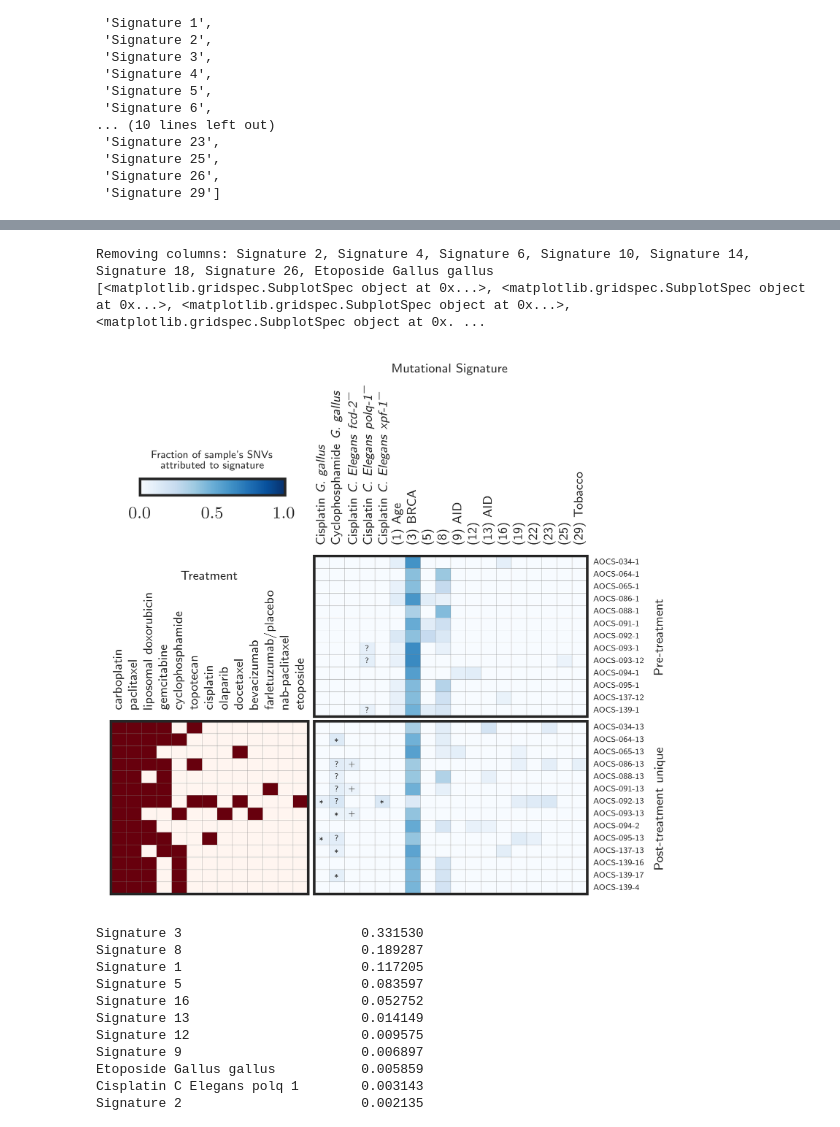
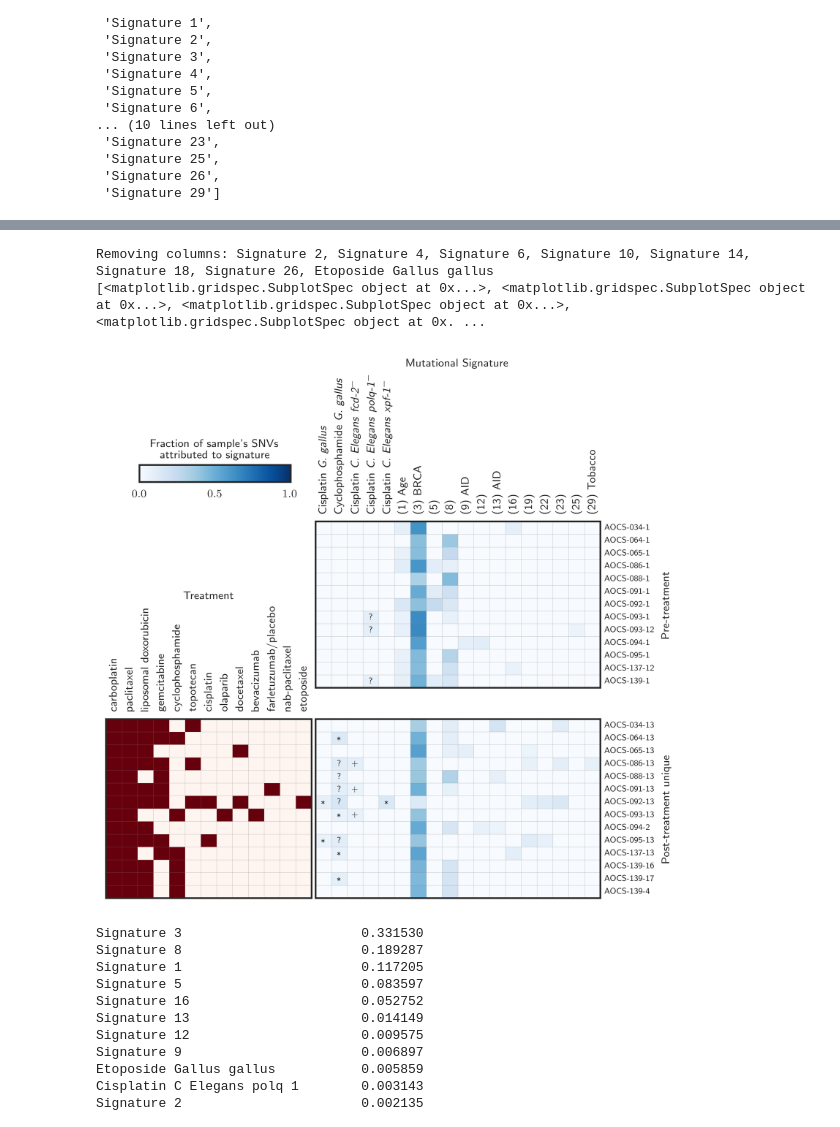
Before and after one commit to hammerlab/paper-aocs-chemo-neoantigens, a Jupyter notebook: notebooks/deconstructSigs results.ipynb, the cells around one changed output, grey strips where cells are left out. Cells and saved outputs as stored; diff of their text form; code cells hidden in the pictures.

```diff
--- a/notebooks/deconstructSigs results.ipynb
+++ b/notebooks/deconstructSigs results.ipynb
@@ -205,6 +205,7 @@ def make_symbol_labels(sigs, treats):
     for (col_num, signature) in enumerate(sigs.columns):
         cisplatin_sig = 'cisplatin' in signature.lower()
         cyc_sig = 'cyclophosphamide' in signature.lower()
+        etoposide_sig = 'etoposide' in signature.lower()
         for (row_num, sample) in enumerate(sigs[signature].index):
             if sigs[signature][sample] > 0:
                 sample_treatments = set(treats.columns[treats.ix[sample]])
@@ -221,11 +222,16 @@ def make_symbol_labels(sigs, treats):
                         symbol = "*"
                     else:
                         symbol = "?"
+                if etoposide_sig:
+                    if 'etoposide' in sample_treatments:
+                        symbol = "*"
+                    else:
+                        symbol = "?"
                 if symbol is not None:
                     result.append((row_num, col_num, symbol))
     return result
 
-def draw_from_chunks(chunks, figsize, cbar=True, cbar_bbox_to_anchor=(-0.125, 7.25, 1.05, 0.95), symbols=False):
+def draw_from_chunks(chunks, figsize, cbar=True, cbar_bbox_to_anchor=(-0.125, 7.25, 1.05, 0.95), symbols=False, small_fontsize=4):
     col_removes = [col for col in chunks[0][1].columns if all(c[col].sum() == 0 for (_, c) in chunks)]
     print("Removing columns: %s" % ', '.join(col_removes))
     for col in col_removes:
@@ -272,8 +278,8 @@ def draw_from_chunks(chunks, figsize, cbar=True, cbar_bbox_to_anchor=(-0.125, 7.
                 ax.xaxis.tick_top()
                 ax.xaxis.set_label_position('top')
                 ax.set_xticks(numpy.arange(sub_treatment_matrix_df.shape[1])+0.0, minor=False)
-                ax.set_xticklabels(sub_treatment_matrix_df.columns, minor=False, rotation=90, fontsize=6)
-                pyplot.xlabel("Treatment", fontsize=6)
+                ax.set_xticklabels(sub_treatment_matrix_df.columns, minor=False, rotation=90, fontsize=small_fontsize + 2)
+                pyplot.xlabel("Treatment", fontsize=small_fontsize + 2)
             else:
                 ax.axes.get_xaxis().set_visible(False)
 
@@ -304,8 +310,8 @@ def draw_from_chunks(chunks, figsize, cbar=True, cbar_bbox_to_anchor=(-0.125, 7.
             ax.xaxis.set_label_position('top')
 
             ax.set_xticks(numpy.arange(draw_chunk.shape[1])+0.0, minor=False)
-            ax.set_xticklabels(draw_chunk.columns, minor=False, rotation=90, fontsize=6)
-            pyplot.xlabel("Mutational Signature", fontsize=6)
+            ax.set_xticklabels(draw_chunk.columns, minor=False, rotation=90, fontsize=small_fontsize + 2)
+            pyplot.xlabel("Mutational Signature", fontsize=small_fontsize + 2)
         else:
             ax.axes.get_xaxis().set_visible(False)
 
@@ -315,15 +321,15 @@ def draw_from_chunks(chunks, figsize, cbar=True, cbar_bbox_to_anchor=(-0.125, 7.
         ax.yaxis.tick_right()
         ax.yaxis.set_label_position('right')
         ax.set_yticks(numpy.arange(draw_chunk.shape[0])+0.0, minor=False)
-        ax.set_yticklabels([x.split("/")[0] for x in draw_chunk.index], minor=False, fontsize=4, ha='left')
+        ax.set_yticklabels([x.split("/")[0] for x in draw_chunk.index], minor=False, fontsize=small_fontsize, ha='left')
         yax = ax.get_yaxis()
         yax.set_tick_params(pad=3.0)
-        pyplot.ylabel(label, fontsize=6)
+        pyplot.ylabel(label, fontsize=small_fontsize + 2)
 
         if symbols:
             symbol_labels = make_symbol_labels(draw_chunk, sub_treatment_matrix_df)
             for (row_pos, col_pos, symbol) in symbol_labels:
-                ax.text(col_pos, row_pos, symbol, va='center', ha='center', fontsize=4)
+                ax.text(col_pos, row_pos, symbol, va='center', ha='center', fontsize=small_fontsize)
 
         # Common:
         for ax in axs:
@@ -344,5 +350,6 @@ def draw_from_chunks(chunks, figsize, cbar=True, cbar_bbox_to_anchor=(-0.125, 7.
                          loc=1)
 
         cbar = fig.colorbar(heatmap, cax=cax, orientation='horizontal', ticks=[0,0.5,1.0])
-        cbar.ax.set_title("Fraction of sample's SNVs\nattributed to signature", fontsize=5)
+        cbar.ax.set_title("Fraction of sample's SNVs\nattributed to signature", fontsize=small_fontsize + 2)
     return prev_axs
+s
@@ -367,21 +372,18 @@ Removing columns:
 # %%
 donors_with_new = set("-".join(x[0].split("-")[:2]) for x in df.ix[df.kind == "new"].index)
 sub_df = df.ix[["-".join(x[0].split("-")[:2]) in donors_with_new for x in df.index]]
 axs = draw_from_chunks([
 #    ("Control", df.ix[(df.kind == "check")]),
     ("Pre-treatment", sub_df.ix[(sub_df.kind == "all") & (~sub_df.treated)]),
 #    ("Post-treatment", (sub_df.ix[(sub_df.kind == "all") & (sub_df.treated)])),
     ("Post-treatment unique", (sub_df.ix[(sub_df.kind == "new")]))
-], figsize=(4,4), cbar=True, cbar_bbox_to_anchor=(-0.125, 1.5, 1.05, 0.95), symbols=True)
-#axs[0][1].text(-1.5, 40, "Untreated", fontsize="small", rotation=90, va="center")
-#axs[1][0].text(-1.5, 17, "Treated", fontsize="small", rotation=90, va="center")
-#axs[2][0].text(-1.5, 6, "Treated unique", fontsize="small", rotation=90, va="center")
+], figsize=(6,6), cbar=True, cbar_bbox_to_anchor=(-0.125, 1.5, 1.05, 0.95), symbols=True, small_fontsize=6)
 pyplot.tight_layout(h_pad=-7.3, w_pad=0.3)
 pyplot.savefig("../figures/signatures.pdf")
 # %% [output]
 Removing columns: Signature 2, Signature 4, Signature 6, Signature 10, Signature 14, Signature 18, Signature 26, Etoposide Gallus gallus
 [<matplotlib.gridspec.SubplotSpec object at 0x...>, <matplotlib.gridspec.SubplotSpec object at 0x...>, <matplotlib.gridspec.SubplotSpec object at 0x...>, <matplotlib.gridspec.SubplotSpec object at 0x. ...
-[figure, old version]
+[figure, new version]
 # %%
 df.ix[~df.treated][signatures].mean(0).sort(inplace=False, ascending=False)
 # %% [output]
```
Also changed, not shown: parts of 2 cells of this notebook, 5 other files.
